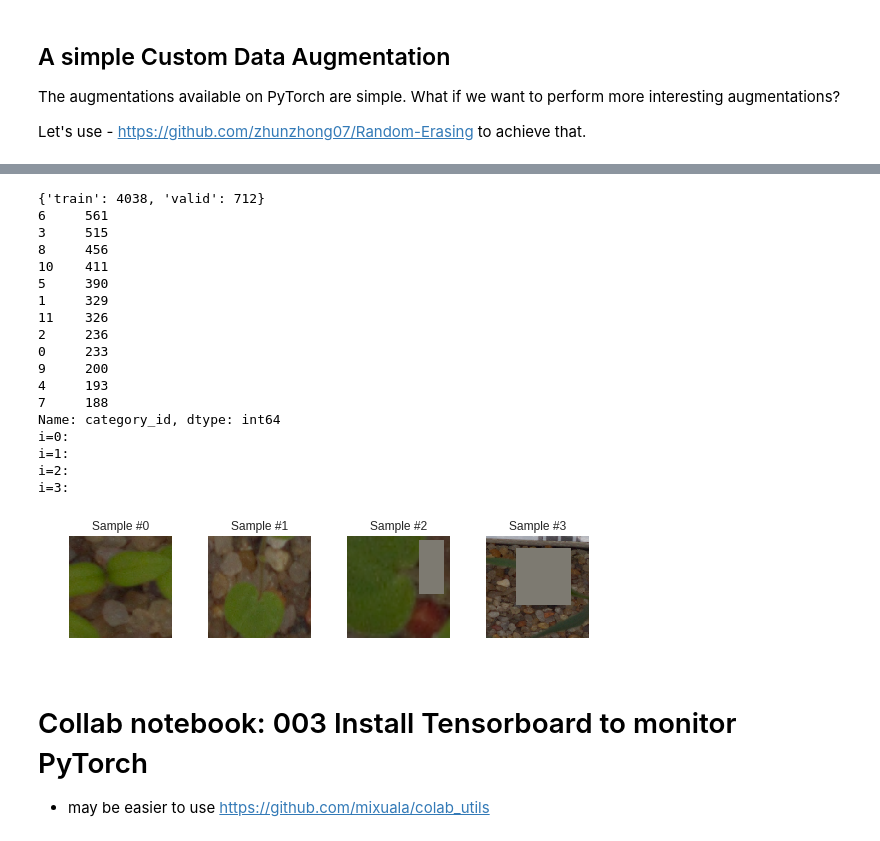
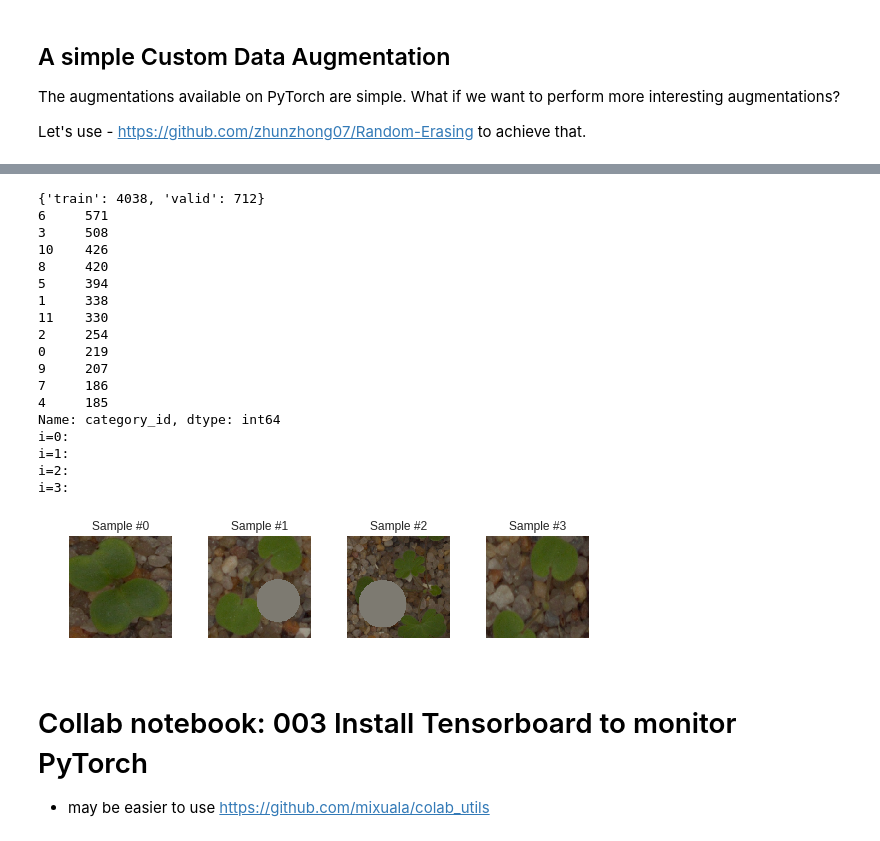
Before and after one commit to talmago/PyTorchMedicalAI, a Jupyter notebook: shlomo_dl_0001_cuda_collab_pytorch.ipynb, the cells around one changed output, grey strips where cells are left out. Drawn from its saved outputs; the diff is of its cells as text; code cells hidden in the pictures.

Commit message:
Simple random circle eraser augmentation

```diff
--- a/shlomo_dl_0001_cuda_collab_pytorch.ipynb
+++ b/shlomo_dl_0001_cuda_collab_pytorch.ipynb
@@ -806,3 +826,34 @@ class RandomErasing(object):
+# %%
+class RandomErasingCirlce(object):
+    def __init__(self, epsilon = 0.5, sl = 0.3, sh = 0.6, r1 = 0.3, mean=[0.4914, 0.4822, 0.4465]):
+        self.epsilon = epsilon
+        self.mean = mean
+        self.sl = sl
+        self.sh = sh
+        self.r1 = r1
+
+    def __call__(self, img):
+        if random.uniform(0, 1) > self.epsilon:
+            return img
+
+        for attempt in range(100):
+            aspect_ratio = random.uniform(self.sl, self.sh)
+            r = int(round(int(round(min(img.size()[1], img.size()[2]) / 2)) * aspect_ratio))
+            x1 = random.randint(0 + r, img.size()[1] - r)
+            y1 = random.randint(0 + r, img.size()[2] - r)
+
+            if y1 <= img.size()[2] and x1 <= img.size()[1]:
+                rr, cc = circle(x1, y1, r)
+
+                if img.size()[0] == 3:
+                    img[0, rr, cc] = self.mean[0]
+                    img[1, rr, cc] = self.mean[1]
+                    img[2, rr, cc] = self.mean[2]
+                else:
+                    img[0, rr, cc] = self.mean[1]
+                return img
+
+        return img
 # %%
 image_size = 224
 
@@ -815,7 +866,7 @@ train_trans = transforms.Compose([
 #     PowerPIL(),
     transforms.ToTensor(),
 #     normalize_img,
-    RandomErasing()
+    RandomErasingCirlce()
 ])
 
 ## Normalization only for validation and test
@@ -850,51 +901,51 @@ print (train_data["category_id"].value_counts())
 
 imagesToShow=4
 
 def flaotTensorToImage(img, mean=0, std=1):
-        """convert a tensor to an image"""
-        img = np.transpose(img.numpy(), (1, 2, 0))
-        img = (img*std+ mean)*255
-        img = img.astype(np.uint8)
-        return img
+    """convert a tensor to an image"""
+    img = np.transpose(img.numpy(), (1, 2, 0))
+    img = (img*std+ mean)*255
+    img = img.astype(np.uint8)
+    return img
 
 if __name__ == '__main__':
     for i, data in enumerate(t_loader, 0):
         print('i=%d: '%(i))
         images, labels = data
         num = len(images)
 
         ax = plt.subplot(1, imagesToShow, i + 1)
         plt.tight_layout()
         ax.set_title('Sample #{}'.format(i))
         ax.axis('off')
 
         for n in range(num):
             image=images[n]
             label=labels[n]
             plt.imshow (flaotTensorToImage(image))
 
         if i==imagesToShow-1:
             break
 # %% [output]
 {'train': 4038, 'valid': 712}
-6     561
-3     515
-8     456
-10    411
-5     390
-1     329
-11    326
-2     236
-0     233
-9     200
-4     193
-7     188
+6     571
+3     508
+10    426
+8     420
+5     394
+1     338
+11    330
+2     254
+0     219
+9     207
+7     186
+4     185
 Name: category_id, dtype: int64
 i=0:
 i=1:
 i=2:
 i=3:
-[figure, old version]
+[figure, new version]
 # %% [markdown]
 # Collab notebook: 003 Install Tensorboard  to monitor PyTorch
 - may be easier to use https://github.com/mixuala/colab_utils
```
Also changed, not shown: parts of 17 cells of this notebook.
